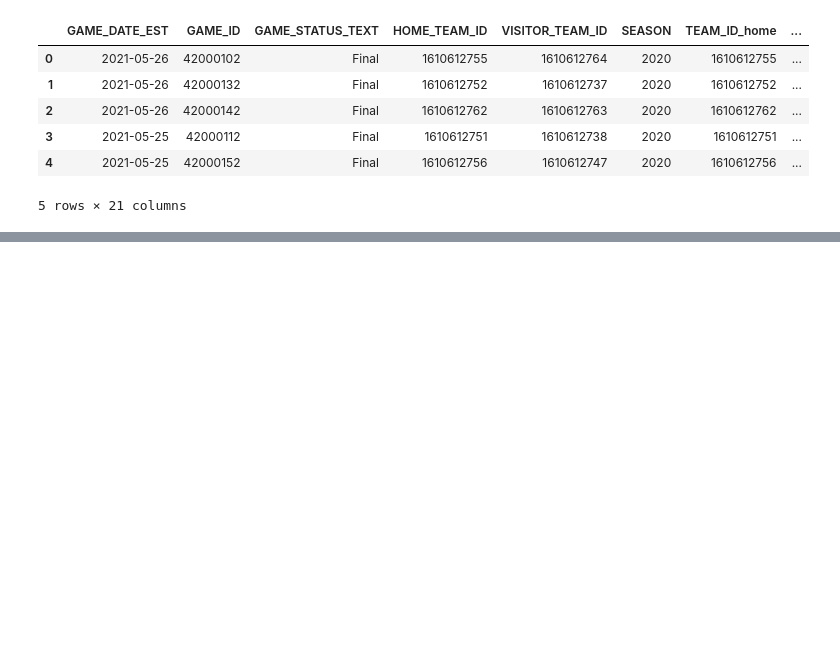
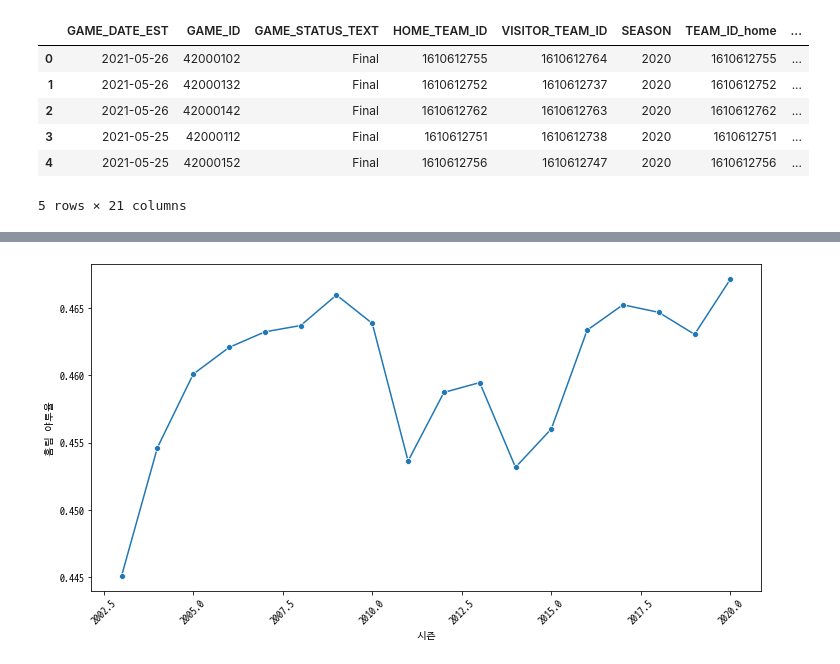
Before and after one commit to RlxDn/Bigdata, a Jupyter notebook: 40_데이터분석 실습/nba/nba.ipynb, the cells around one changed output, grey strips where cells are left out. Cells and saved outputs as stored; diff of their text form; code cells hidden in the pictures; blank space fills up the shorter version.

```diff
--- a/40_데이터분석 실습/nba/nba.ipynb
+++ b/40_데이터분석 실습/nba/nba.ipynb
@@ -16,0 +73,7 @@ df.head()
+# %%
+plt.subplots(figsize=(12,6))
+plt.xticks(rotation=45)
+sns.lineplot(x=home_means.index, y=home_means['홈팀 야투율'], marker='o', data=home_means)
+plt.show()
+# %% [output]
+[figure, added]
```
Also changed, not shown: parts of 11 cells of this notebook, 3 other files.
